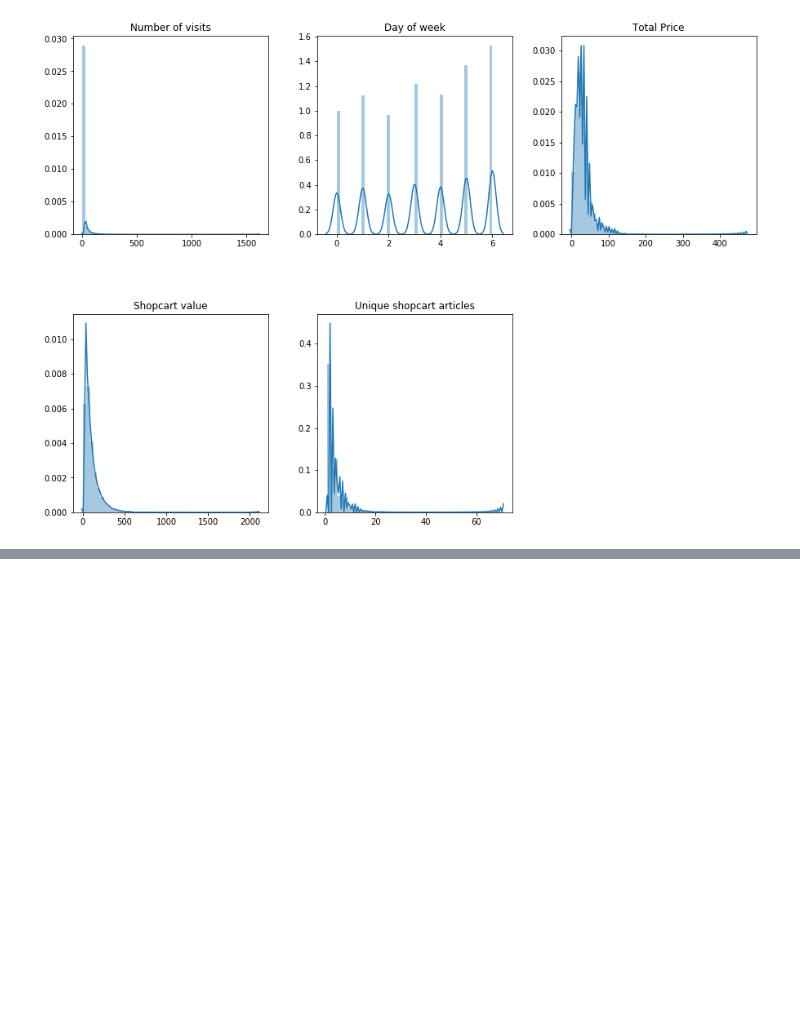
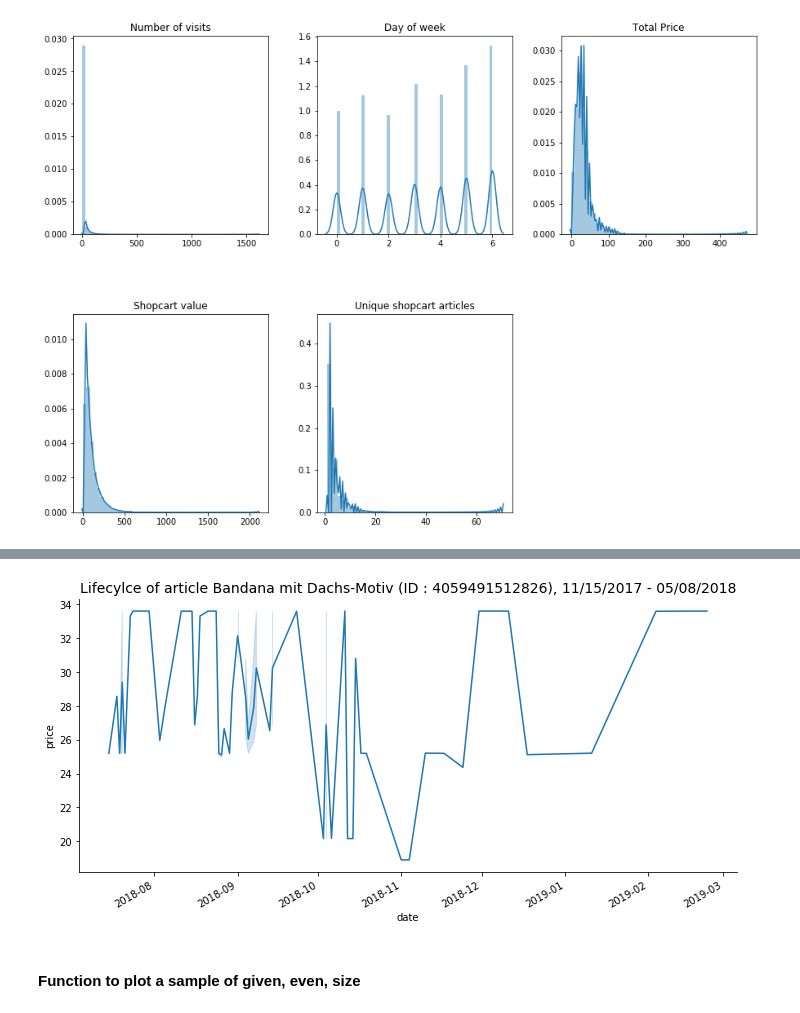
Before and after one commit to s-lau-42/Project_3_Online_Shop_Analysis, a Jupyter notebook: TT_Plots.ipynb, the cells around one changed output, grey strips where cells are left out. Cells and saved outputs as stored; diff of their text form; code cells hidden in the pictures; blank space fills up the shorter version.

```diff
--- a/TT_Plots.ipynb
+++ b/TT_Plots.ipynb
@@ -27,6 +30,7 @@ pd.set_option('display.max_columns', 100)
 pd.set_option('display.max_rows', 400)
 # %%
 df = pd.read_pickle("./Data/dataframefull.pickle")
+df_art = pd.read_pickle("./Data/articles.pickle")
 # %%
 df.head()
 # %% [output]
@@ -282,0 +298,3 @@ plt.axis('off');
+# %%
+#drop samples where vouchers were used to reduce price to 0 as they would place heavy outliers not saying anything
+df_art_nnull = df_art[df_art["price"]!=0]
@@ -282,0 +328,19 @@ plt.axis('off');
+# %%
+def lc_plot(article_id):
+
+    g = sns.relplot(x="date", y="price", kind="line", data=df_art_nnull[df_art_nnull["article_id"]==4062105526669], height=5, aspect=2)
+    g.fig.autofmt_xdate()
+    maxdate = df_art_nnull[df_art_nnull["article_id"]==article_id]["date"].max()
+    mindate = df_art_nnull[df_art_nnull["article_id"]==article_id]["date"].min()
+    plt.title('Lifecylce of article {} (ID : {}), {} - {}'.format(df_art_nnull[df_art_nnull["article_id"]==article_id]["article_name"].max()\
+                                                        , article_id\
+                                                        , mindate.strftime("%m/%d/%Y")\
+                                                        , maxdate.strftime("%m/%d/%Y"))\
+              , fontsize=14)
+
+    #legend = ax.legend(loc='upper right', shadow=True, fontsize='x-large')
+
+    # background color on the legend
+    #legend.get_frame().set_facecolor('w')
+
+    plt.show()
@@ -282,0 +356,6 @@ plt.axis('off');
+# %%
+lc_plot(4059491512826)
+# %% [output]
+[figure, added]
+# %% [markdown]
+#### Function to plot a sample of given, even, size
```
Also changed, not shown: parts of 9 cells of this notebook, 1 other file.
